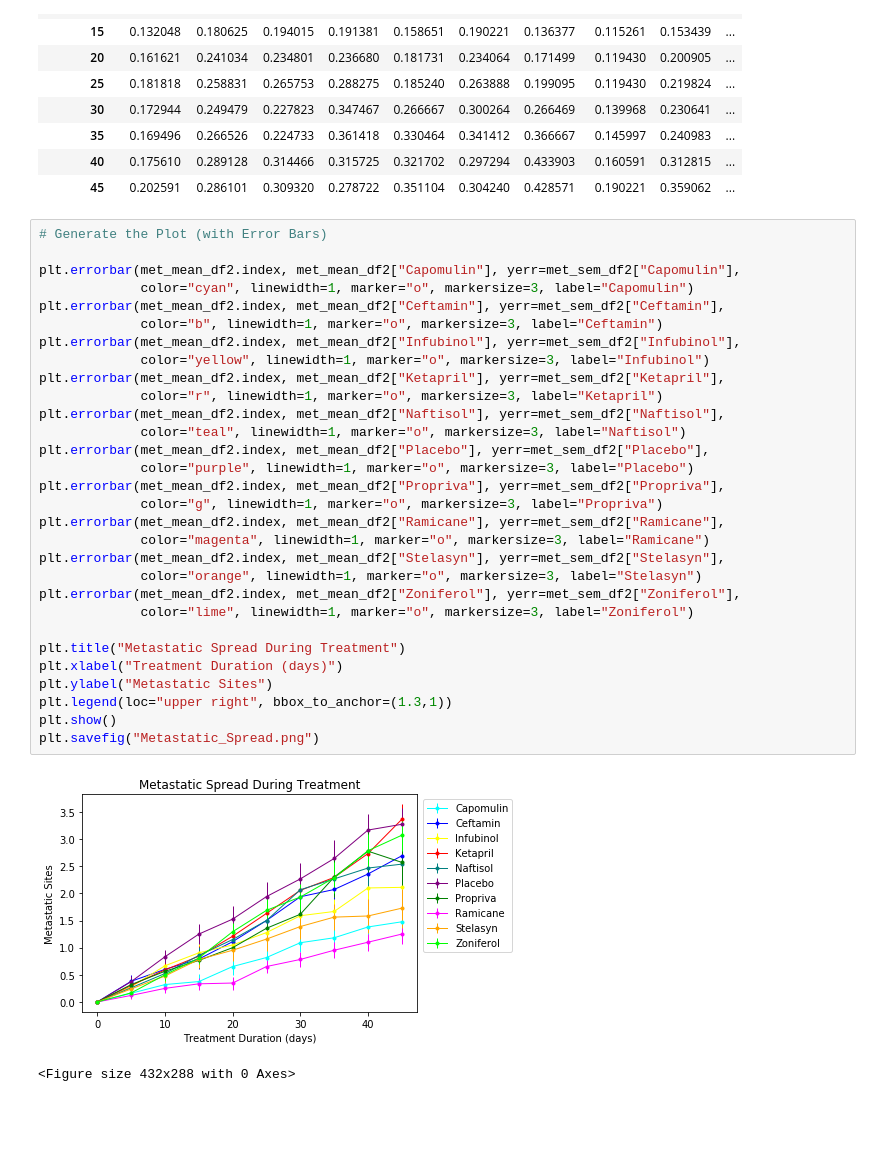
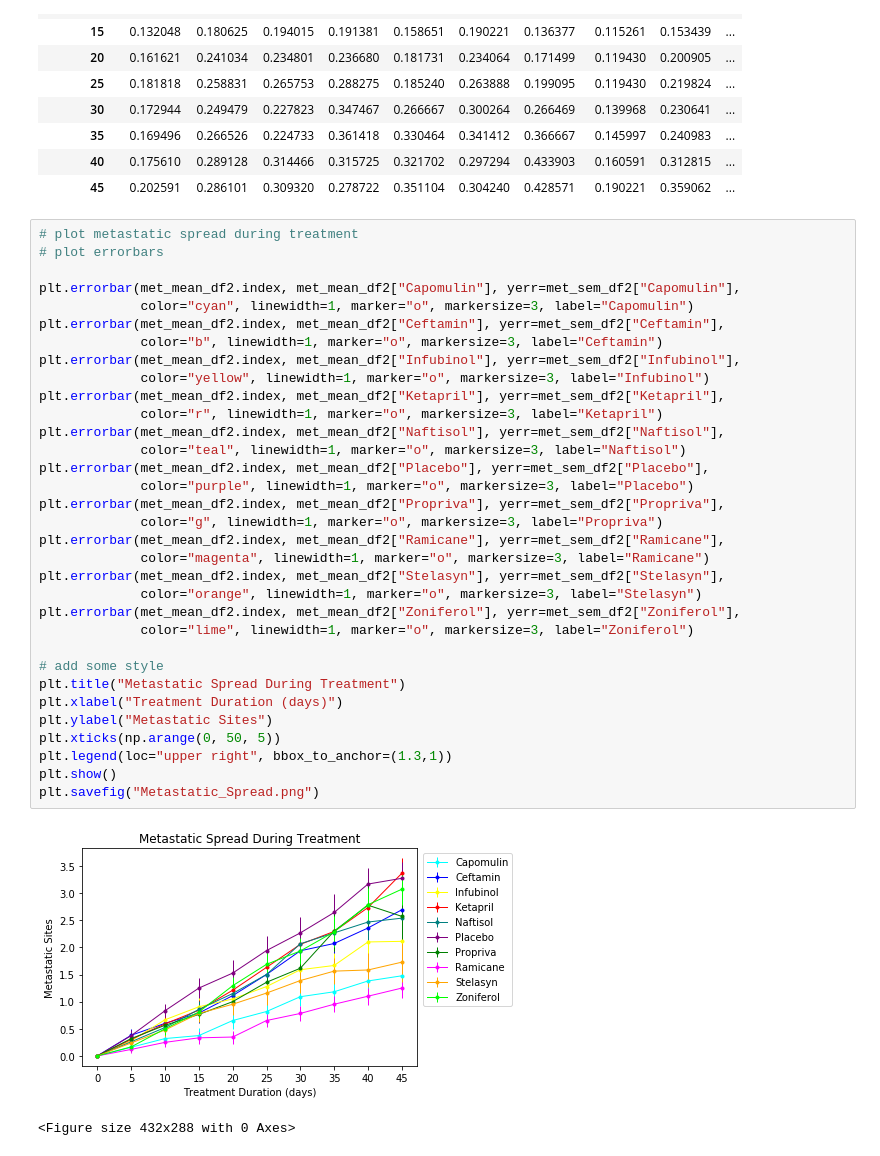
Before and after one commit to michellebrucato/Matplotlib_Challenge, a Jupyter notebook: Pymaceuticals/Pymaceuticals_Brucato.ipynb, the cells around one changed output. Saved outputs shown, nothing was run; the diff lists cells and outputs as text; blank space fills up the shorter version.

```diff
--- a/Pymaceuticals/Pymaceuticals_Brucato.ipynb
+++ b/Pymaceuticals/Pymaceuticals_Brucato.ipynb
@@ -172,35 +179,38 @@ met_sem_df2
 | 40 | 0.175610 | 0.289128 | 0.314466 | 0.315725 | 0.321702 | 0.297294 | 0.433903 | 0.160591 | 0.312815 | ... |
 | 45 | 0.202591 | 0.286101 | 0.309320 | 0.278722 | 0.351104 | 0.304240 | 0.428571 | 0.190221 | 0.359062 | ... |
 # %%
-# Generate the Plot (with Error Bars)
+# plot metastatic spread during treatment
+# plot errorbars
 
 plt.errorbar(met_mean_df2.index, met_mean_df2["Capomulin"], yerr=met_sem_df2["Capomulin"],
              color="cyan", linewidth=1, marker="o", markersize=3, label="Capomulin")
 plt.errorbar(met_mean_df2.index, met_mean_df2["Ceftamin"], yerr=met_sem_df2["Ceftamin"],
              color="b", linewidth=1, marker="o", markersize=3, label="Ceftamin")
 plt.errorbar(met_mean_df2.index, met_mean_df2["Infubinol"], yerr=met_sem_df2["Infubinol"],
              color="yellow", linewidth=1, marker="o", markersize=3, label="Infubinol")
 plt.errorbar(met_mean_df2.index, met_mean_df2["Ketapril"], yerr=met_sem_df2["Ketapril"],
              color="r", linewidth=1, marker="o", markersize=3, label="Ketapril")
 plt.errorbar(met_mean_df2.index, met_mean_df2["Naftisol"], yerr=met_sem_df2["Naftisol"],
              color="teal", linewidth=1, marker="o", markersize=3, label="Naftisol")
 plt.errorbar(met_mean_df2.index, met_mean_df2["Placebo"], yerr=met_sem_df2["Placebo"],
              color="purple", linewidth=1, marker="o", markersize=3, label="Placebo")
 plt.errorbar(met_mean_df2.index, met_mean_df2["Propriva"], yerr=met_sem_df2["Propriva"],
              color="g", linewidth=1, marker="o", markersize=3, label="Propriva")
 plt.errorbar(met_mean_df2.index, met_mean_df2["Ramicane"], yerr=met_sem_df2["Ramicane"],
              color="magenta", linewidth=1, marker="o", markersize=3, label="Ramicane")
 plt.errorbar(met_mean_df2.index, met_mean_df2["Stelasyn"], yerr=met_sem_df2["Stelasyn"],
              color="orange", linewidth=1, marker="o", markersize=3, label="Stelasyn")
 plt.errorbar(met_mean_df2.index, met_mean_df2["Zoniferol"], yerr=met_sem_df2["Zoniferol"],
              color="lime", linewidth=1, marker="o", markersize=3, label="Zoniferol")
 
+# add some style
 plt.title("Metastatic Spread During Treatment")
 plt.xlabel("Treatment Duration (days)")
 plt.ylabel("Metastatic Sites")
+plt.xticks(np.arange(0, 50, 5))
 plt.legend(loc="upper right", bbox_to_anchor=(1.3,1))
 plt.show()
 plt.savefig("Metastatic_Spread.png")
 # %% [output]
-[figure, old version]
+[figure, new version]
 <Figure size 432x288 with 0 Axes>
```
Also changed, not shown: parts of 10 cells of this notebook, 1 other file.
